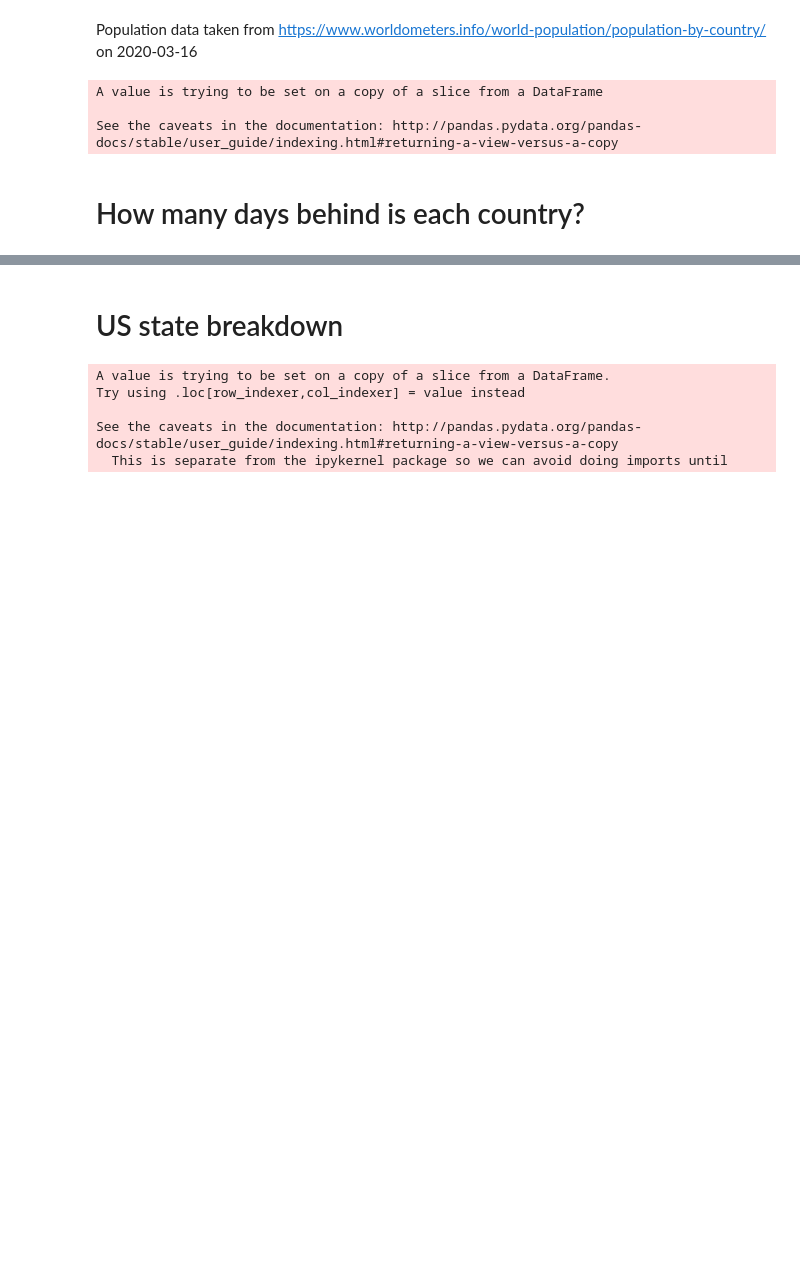
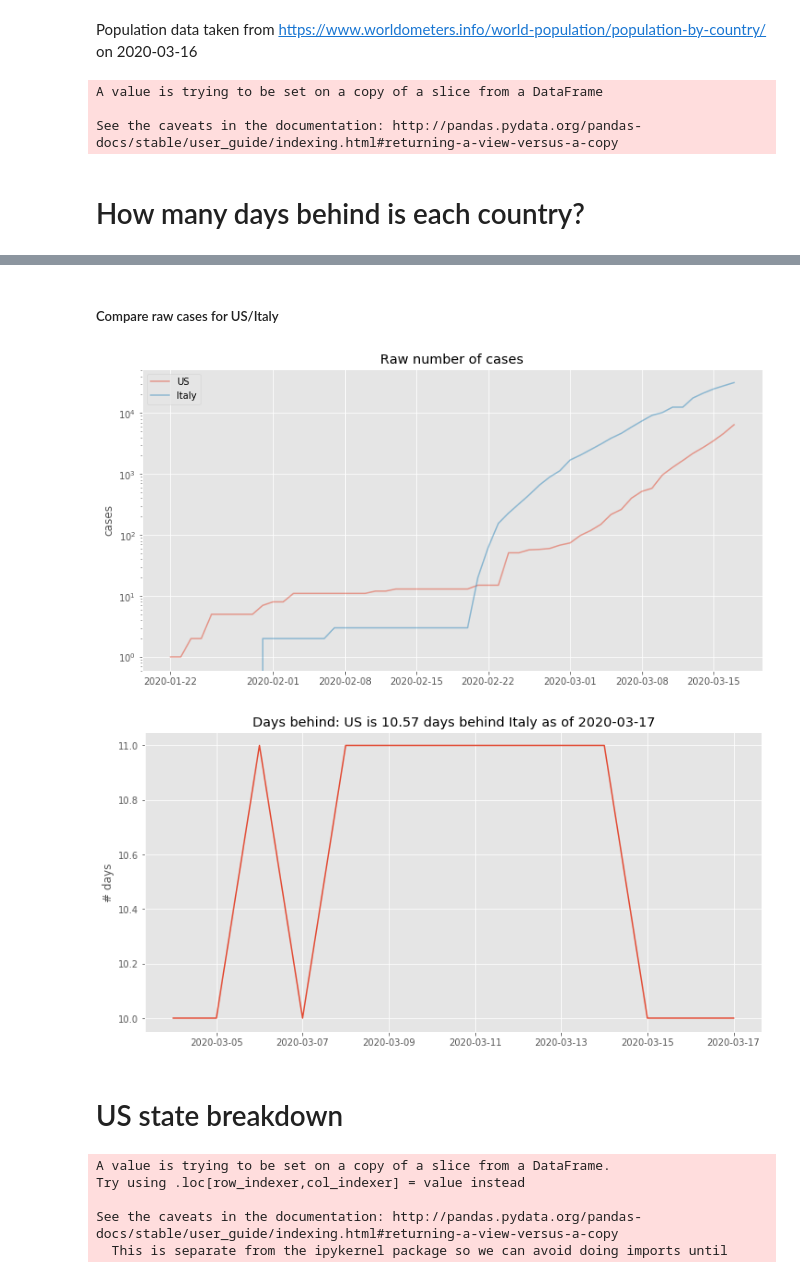
Before and after one commit to tboats/covid-19_analysis, a Jupyter notebook: analysis_covid-19.ipynb, the cells around one changed output, grey strips where cells are left out. Saved outputs shown, nothing was run; the diff lists cells and outputs as text; code cells hidden in the pictures; blank space fills up the shorter version.

```diff
--- a/analysis_covid-19.ipynb
+++ b/analysis_covid-19.ipynb
@@ -230,3 +241,10 @@ _ = days_behind('US', 'Italy')
+# %% [markdown]
+##### Compare raw cases for US/Italy
+# %%
+_ = days_behind('US', 'Italy', compare_col='confirmed')
+# %% [output]
+[figure, added]
+[figure, added]
 # %% [markdown]
 # US state breakdown
 # %%
```
Also changed, not shown: parts of 15 cells of this notebook.
